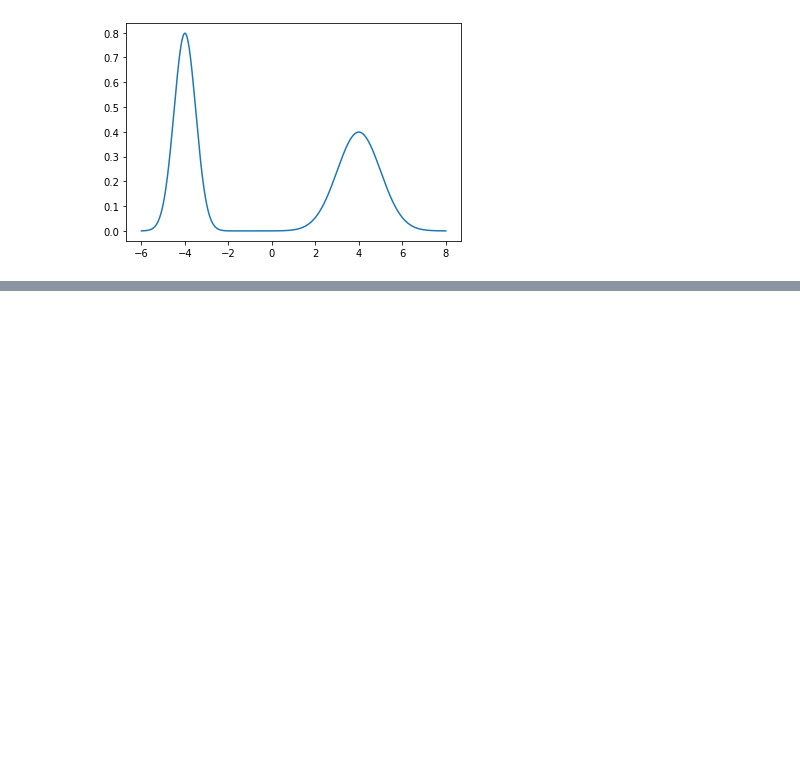
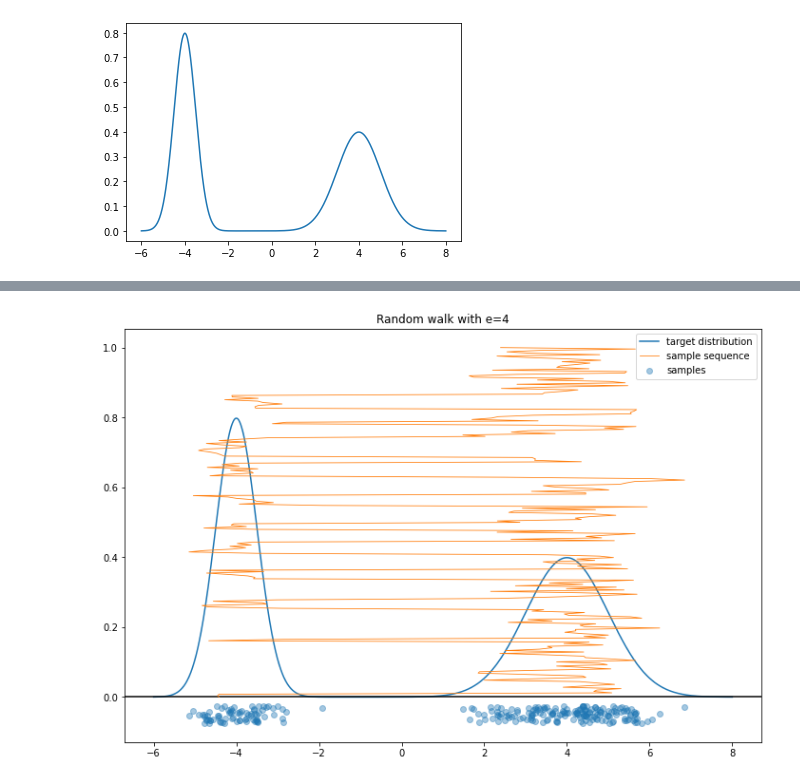
Before and after one commit to Inventrohyder/cs146, a Jupyter notebook: 13.2/notebook.ipynb, the cells around one changed output, grey strips where cells are left out. Saved outputs shown, nothing was run; the diff lists cells and outputs as text; code cells hidden in the pictures; blank space fills up the shorter version.

```diff
--- a/13.2/notebook.ipynb
+++ b/13.2/notebook.ipynb
@@ -57,0 +55,4 @@ walk(4)
+# %%
+a_4=walk(4)
+# %% [output]
+[figure, added]
```
Also changed, not shown: parts of 13 cells of this notebook.
